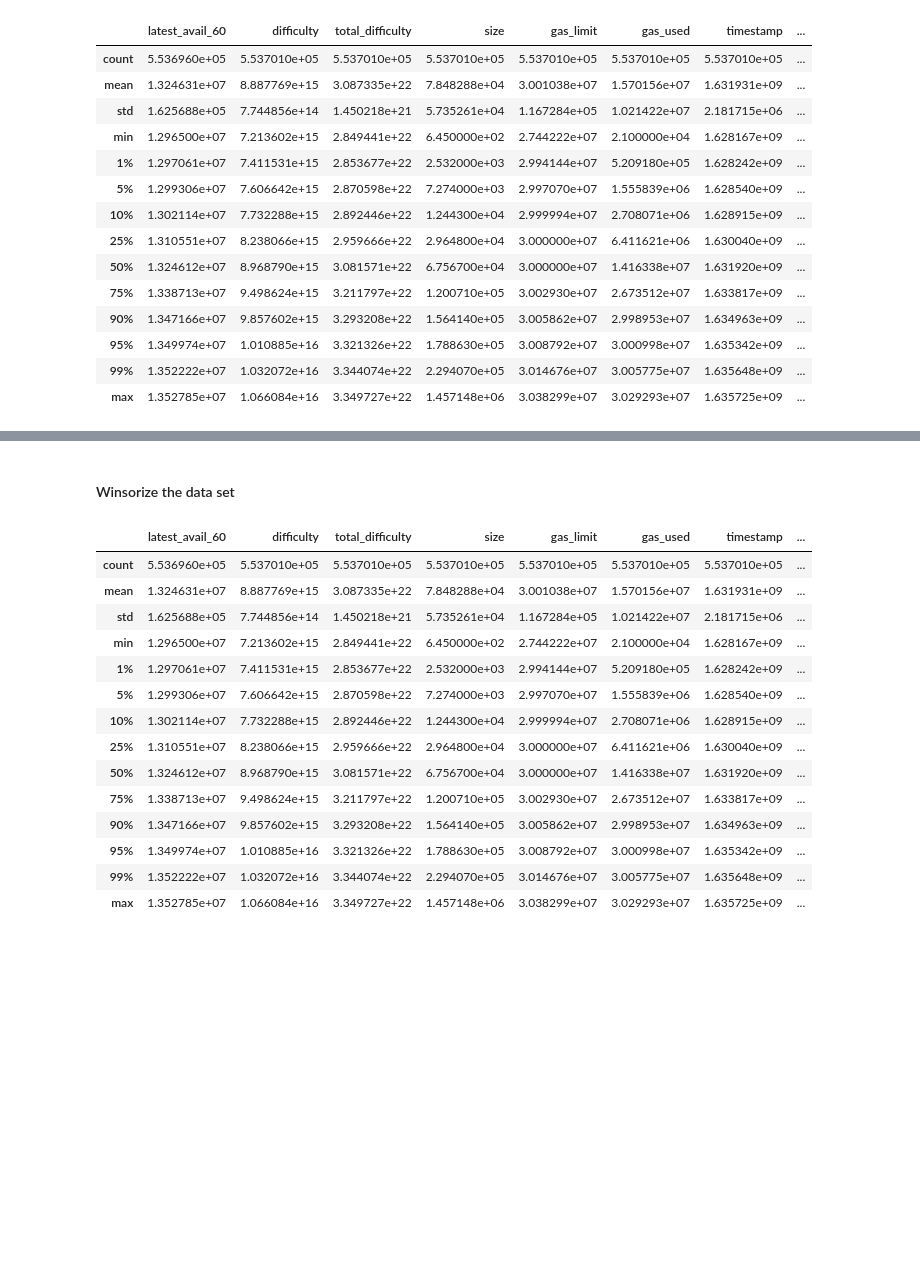
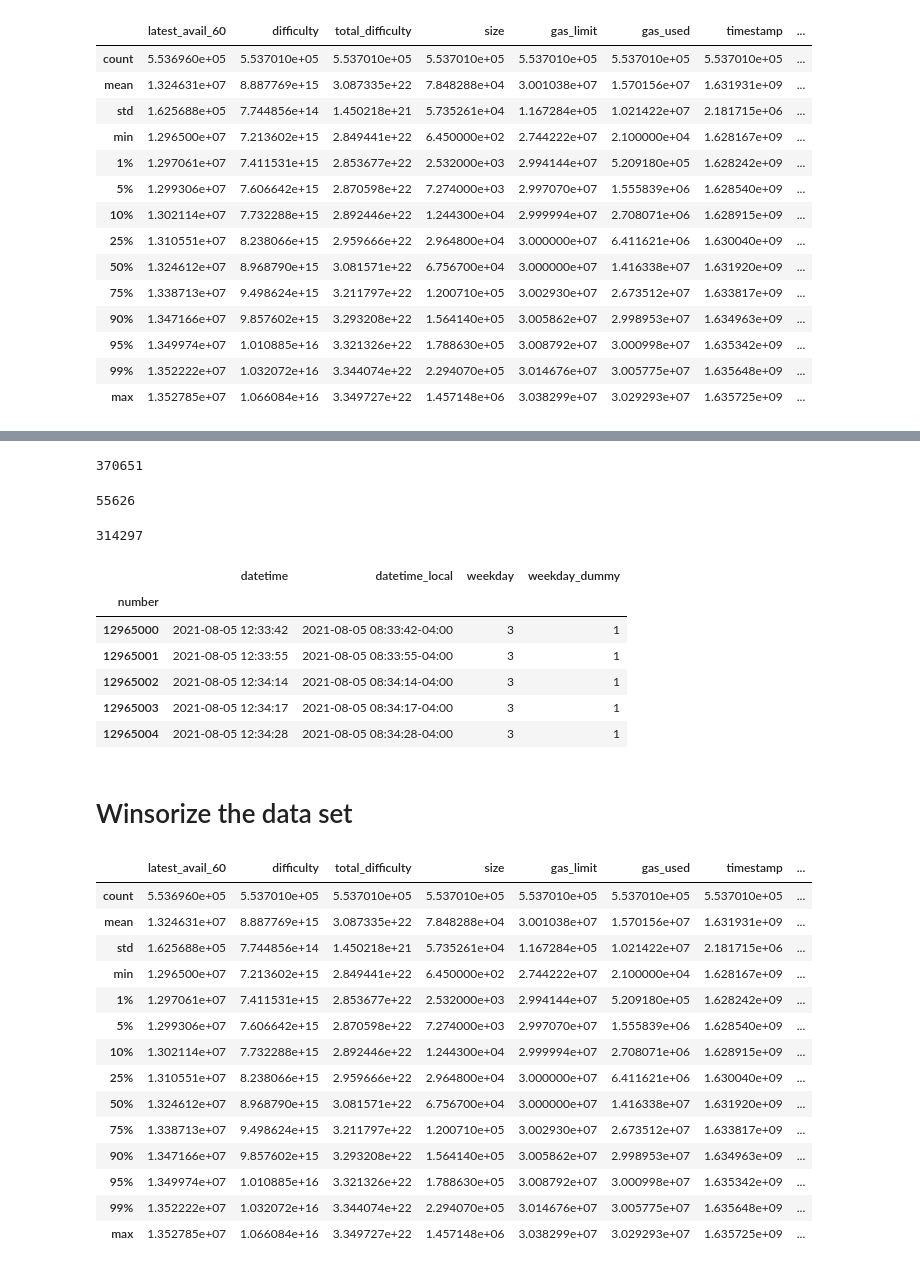
Before and after one commit to tracy-stephens/ethereum, a Jupyter notebook: Pipeline_Rob.ipynb, the cells around one changed output, grey strips where cells are left out. Saved outputs shown, nothing was run; the diff lists cells and outputs as text; code cells hidden in the pictures; blank space fills up the shorter version.

```diff
--- a/Pipeline_Rob.ipynb
+++ b/Pipeline_Rob.ipynb
@@ -770,5 +824,56 @@ pipeline_df.loc[13406280:13406332]
+# %%
+# Create a date that is NY time, which is used to properly identify busy time periods
+pipeline_df['datetime_local'] = pd.to_datetime(
+    pipeline_df['timestamp'],unit='s'
+).dt.tz_localize('utc').dt.tz_convert('US/Eastern')
+pipeline_df['date'] = pipeline_df['datetime_local'].dt.date
+# %%
+# Busy hours versus slow hours
+pipeline_df['hour'] = pipeline_df['datetime_local'].dt.hour
+pipeline_df['hour_dummy'] = 0
+start_hour = 2
+end_hour = 9
+mask = (pipeline_df['hour'] < start_hour) | (pipeline_df['hour'] > end_hour)
+pipeline_df.loc[mask, 'hour_dummy'] = 1
+pipeline_df['hour_dummy'].sum()
+# %% [output]
+370651
+# %%
+# Busy minutes within hour versus slow minutes
+pipeline_df['minute'] = pipeline_df['datetime_local'].dt.minute
+pipeline_df['minute_dummy'] = 0
+start_minute = 1
+end_minute = 6
+mask = (pipeline_df['minute'] >= start_minute) & (pipeline_df['minute'] <= end_minute)
+pipeline_df.loc[mask, 'minute_dummy'] = 1
+pipeline_df['minute_dummy'].sum()
+# %% [output]
+55626
+# %%
+# Busy days versus slow days
+pipeline_df['weekday'] = pipeline_df['datetime_local'].dt.weekday
+pipeline_df['weekday_dummy'] = 0
+start_weekday = 1
+end_weekday = 4
+mask = (pipeline_df['weekday'] >= start_weekday) & (pipeline_df['weekday'] <= end_weekday)
+pipeline_df.loc[mask, 'weekday_dummy'] = 1
+pipeline_df['weekday_dummy'].sum()
+# %% [output]
+314297
+# %%
+# pipeline_df[['datetime', 'datetime_local', 'hour', 'hour_dummy']].tail()
+# pipeline_df[['datetime', 'datetime_local', 'minute', 'minute_dummy']].loc[12966180:12966190]
+pipeline_df[['datetime', 'datetime_local', 'weekday', 'weekday_dummy']].head()
+# %% [output]
+|  | datetime | datetime_local | weekday | weekday_dummy |
+| number |  |  |  |  |
+| 12965000 | 2021-08-05 12:33:42 | 2021-08-05 08:33:42-04:00 | 3 | 1 |
+| 12965001 | 2021-08-05 12:33:55 | 2021-08-05 08:33:55-04:00 | 3 | 1 |
+| 12965002 | 2021-08-05 12:34:14 | 2021-08-05 08:34:14-04:00 | 3 | 1 |
+| 12965003 | 2021-08-05 12:34:17 | 2021-08-05 08:34:17-04:00 | 3 | 1 |
+| 12965004 | 2021-08-05 12:34:28 | 2021-08-05 08:34:28-04:00 | 3 | 1 |
 # %% [markdown]
-#### Winsorize the data set
+# Winsorize the data set
 # %%
 winsorized_pipeline_df = pipeline_df.copy()
 # %%
```
Also changed, not shown: parts of 39 cells of this notebook.
